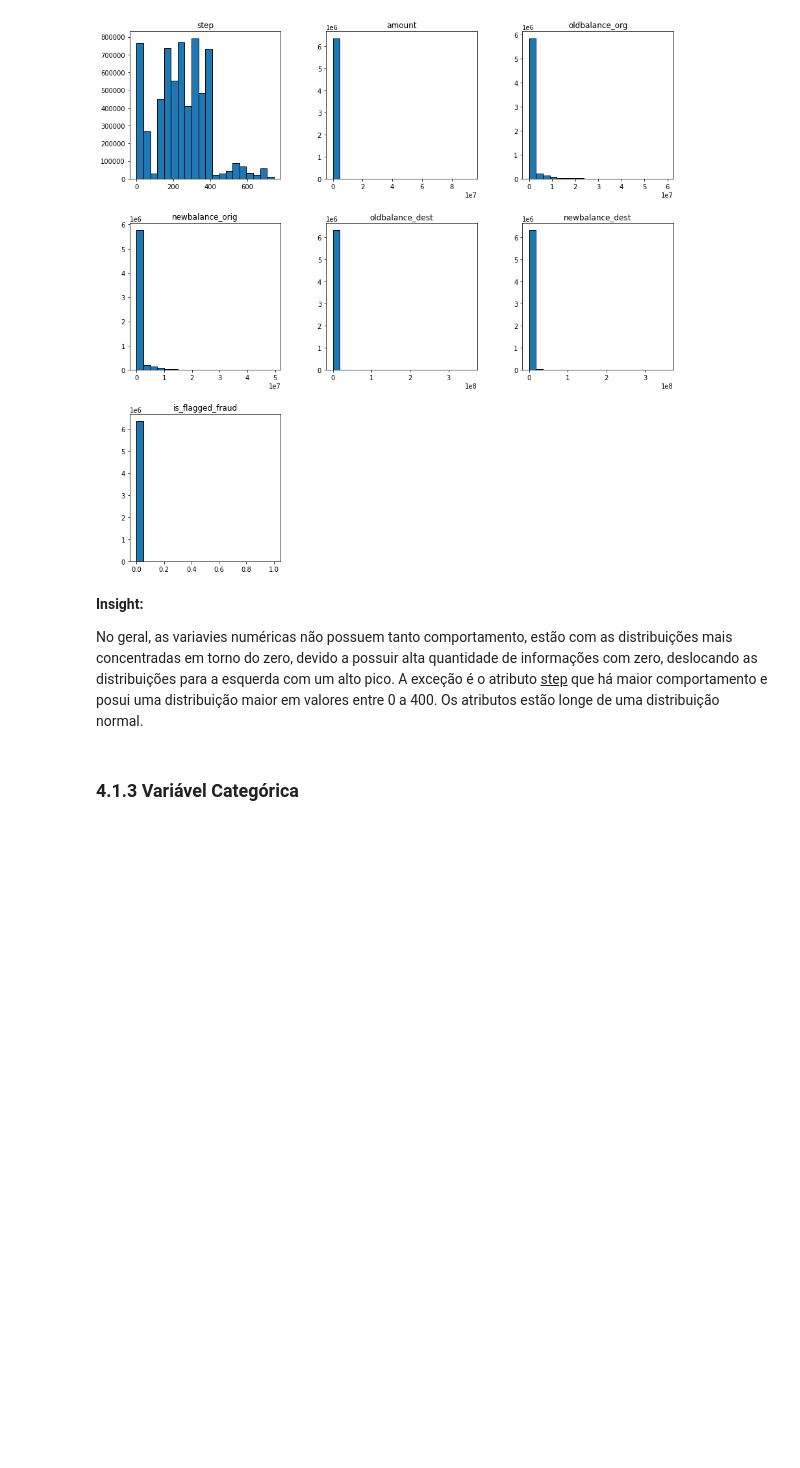
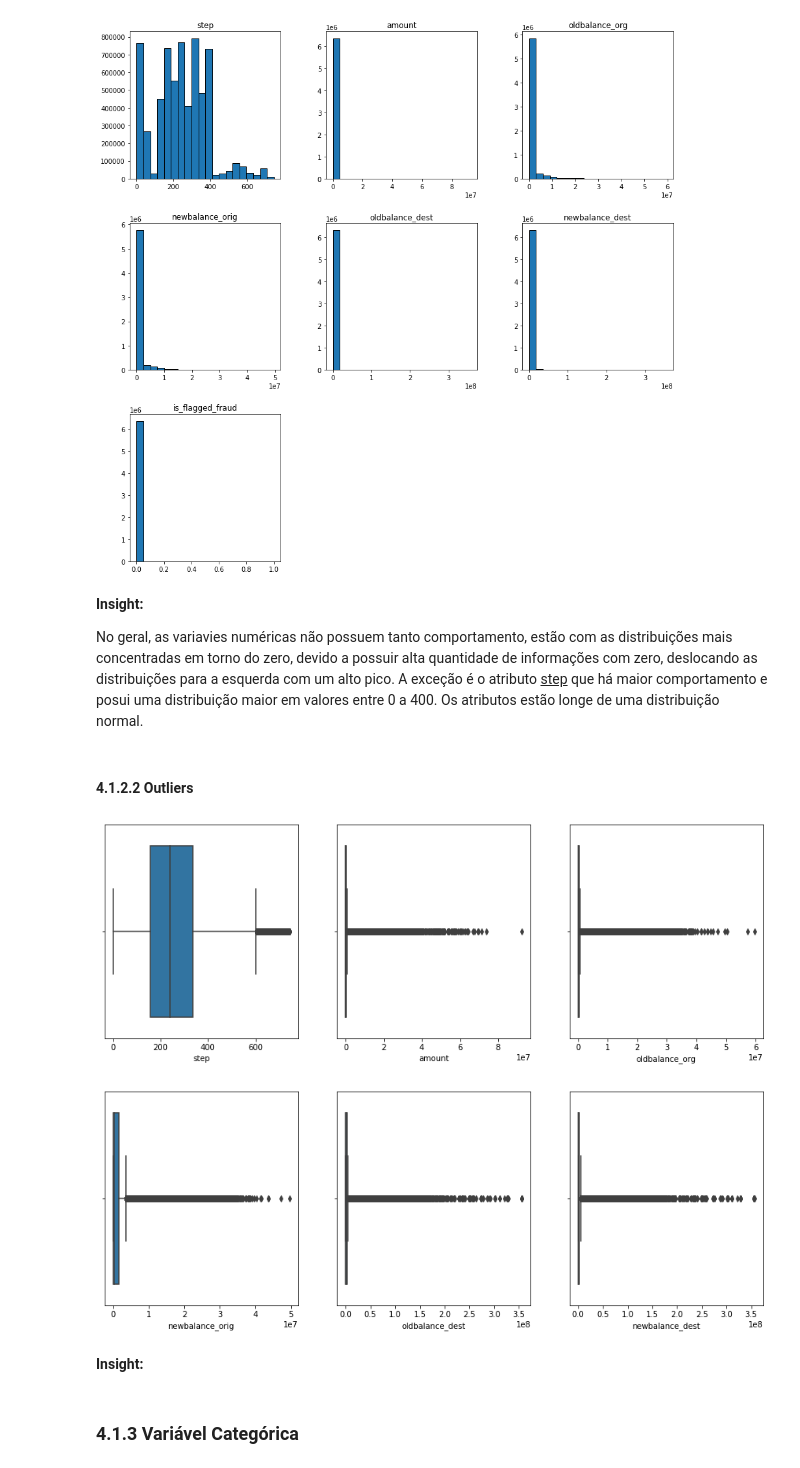
Before and after one commit to Jhonatanslopes/Financial-Fraud-Detection, a Jupyter notebook: notebook/notebook.ipynb, the cells around one changed output. Saved outputs shown, nothing was run; the diff lists cells and outputs as text; code cells hidden in the pictures; blank space fills up the shorter version.

Commit message:
data preparation done

```diff
--- a/notebook/notebook.ipynb
+++ b/notebook/notebook.ipynb
@@ -236,7 +299,7 @@ Os atributos categóricos possuem um grande range de possíveis valores, com exc
 # Copy dataframe
 df2 = df.copy()
 
-# greater_50 - describe if the transaction is greater than 50% of the balance (yes ou no)
+# greater_50 - describe if the transaction is greater than 50% of the balance (yes or no)
 df2['greater_50%'] = df2[['amount', 'oldbalance_org']].apply(
     lambda x: 'yes' if x['amount'] / 2 > x['oldbalance_org'] else 'no', axis=1
     )
@@ -257,6 +320,9 @@ df2['type_transaction'] = df2[['name_orig', 'name_dest']].apply(
                        if x['name_orig'][0] == 'C' and x['name_dest'][0] == 'M' else 'M to C'
                        if x['name_orig'][0] == 'M' and x['name_dest'][0] == 'C' else None, axis=1
                     )
+
+# type_amount - Describe is amount is greater than 80K (greater or less)
+df2['type_amount'] = df2['amount'].apply(lambda x: 'greater' if x > 80000 else 'less')
 # %% [markdown]
 # 3.0 FILTRAGEM DE DADOS
 # %% [markdown]
@@ -296,6 +364,27 @@ num.hist(grid=False, bins=20, ec='k', figsize=(15, 15));
 **Insight:**
 
 No geral, as variavies numéricas não possuem tanto comportamento, estão com as distribuições mais concentradas em torno do zero, devido a possuir alta quantidade de informações com zero, deslocando as distribuições para a esquerda com um alto pico. A exceção é o atributo <ins>step</ins> que há maior comportamento e posui uma distribuição maior em valores entre 0 a 400. Os atributos estão longe de uma distribuição normal.
+# %% [markdown]
+#### 4.1.2.2 Outliers
+# %%
+# Drop column
+num = num.drop(columns='is_flagged_fraud')
+
+# Filter values
+amount = num[num['amount'] > 1]['amount']
+oldbalance_org = num[num['oldbalance_org'] > 1]['oldbalance_org']
+newbalance_orig = num[num['newbalance_orig'] > 1]['newbalance_orig']
+oldbalance_dest = num[num['oldbalance_dest'] > 1]['oldbalance_dest']
+newbalance_dest = num[num['newbalance_dest'] > 1]['newbalance_dest']
+
+# Create figures
+plot_boxplot(x1=num['step'], x2=amount, x3=oldbalance_org, data=num)
+plot_boxplot(x1=newbalance_orig, x2=oldbalance_dest, x3=newbalance_dest, data=num)
+# %% [output]
+[figure, added]
+[figure, added]
+# %% [markdown]
+**Insight:**
 # %% [markdown]
 ### 4.1.3 Variável Categórica
 # %%
```
Also changed, not shown: parts of 37 cells of this notebook.
